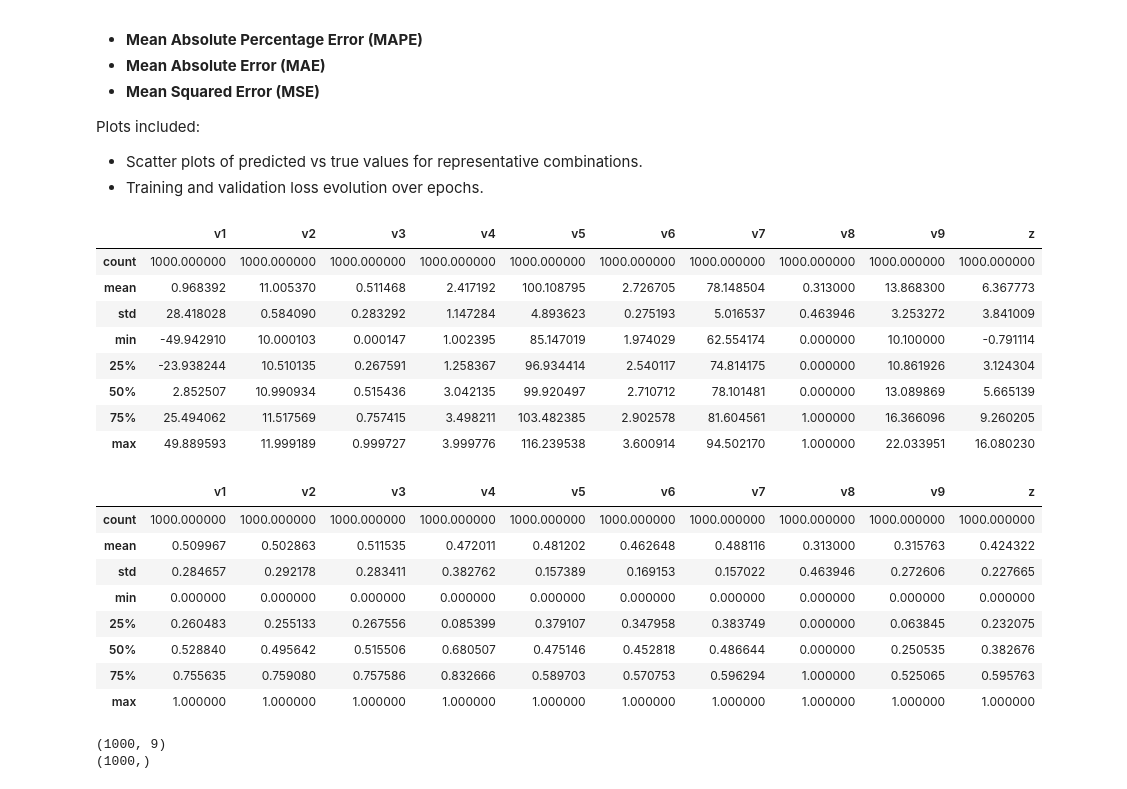
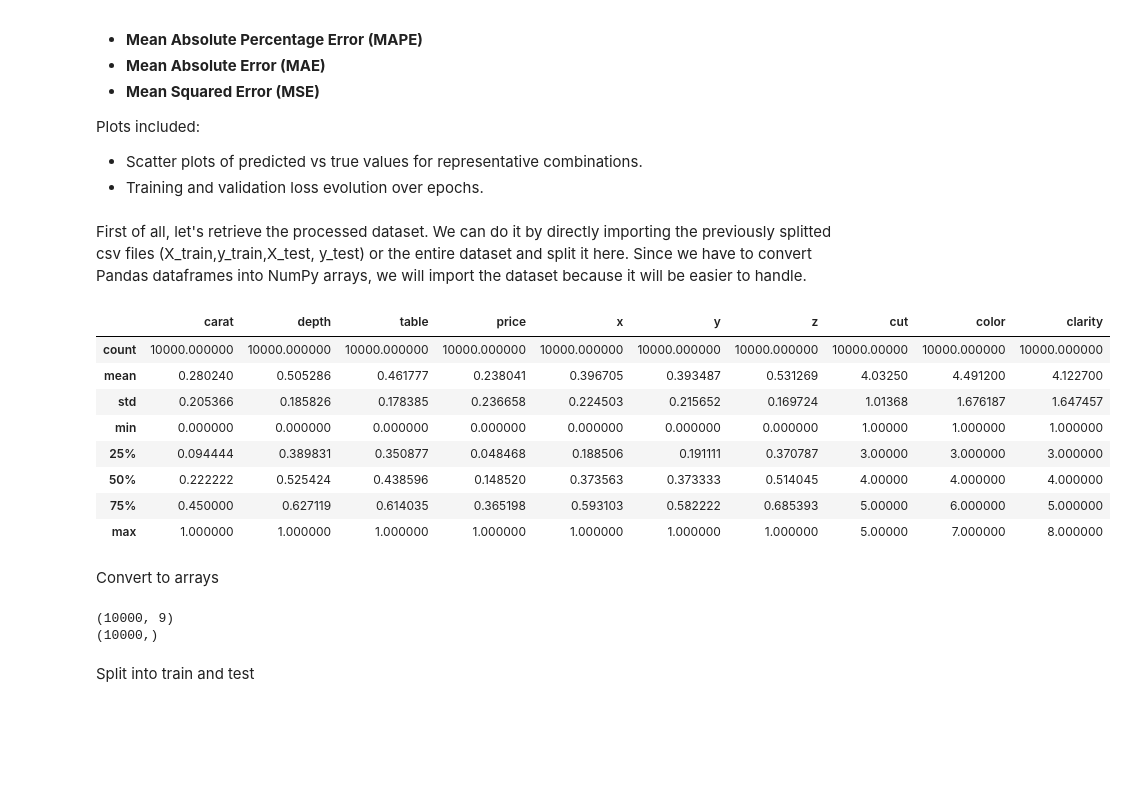
Before and after one commit to Andrea-PuBo/NEC, a Jupyter notebook: utils/Hyperparameter_tuning.ipynb, the cells around one changed output. Drawn from its saved outputs; the diff is of its cells as text; code cells hidden in the pictures; blank space fills up the shorter version.

```diff
--- a/utils/Hyperparameter_tuning.ipynb
+++ b/utils/Hyperparameter_tuning.ipynb
@@ -34,46 +33,37 @@ import itertools
+# %% [markdown]
+First of all, let's retrieve the processed dataset. We can do it by directly importing the previously splitted csv files (X_train,y_train,X_test, y_test) or the entire dataset and split it here. Since we have to convert Pandas dataframes into NumPy arrays, we will import the dataset because it will be easier to handle.
 # %%
-#read and parse the .csv features file for A1-synthetic
-df = pd.read_csv('A1-synthetic.csv', decimal=".")
+#read the csv data
+df = pd.read_csv('../data/preprocessed_data.csv', decimal=".")
 df.describe()
 # %% [output]
-|  | v1 | v2 | v3 | v4 | v5 | v6 | v7 | v8 | v9 | z |
-| count | 1000.000000 | 1000.000000 | 1000.000000 | 1000.000000 | 1000.000000 | 1000.000000 | 1000.000000 | 1000.000000 | 1000.000000 | 1000.000000 |
-| mean | 0.968392 | 11.005370 | 0.511468 | 2.417192 | 100.108795 | 2.726705 | 78.148504 | 0.313000 | 13.868300 | 6.367773 |
-| std | 28.418028 | 0.584090 | 0.283292 | 1.147284 | 4.893623 | 0.275193 | 5.016537 | 0.463946 | 3.253272 | 3.841009 |
-| min | -49.942910 | 10.000103 | 0.000147 | 1.002395 | 85.147019 | 1.974029 | 62.554174 | 0.000000 | 10.100000 | -0.791114 |
-| 25% | -23.938244 | 10.510135 | 0.267591 | 1.258367 | 96.934414 | 2.540117 | 74.814175 | 0.000000 | 10.861926 | 3.124304 |
-| 50% | 2.852507 | 10.990934 | 0.515436 | 3.042135 | 99.920497 | 2.710712 | 78.101481 | 0.000000 | 13.089869 | 5.665139 |
-| 75% | 25.494062 | 11.517569 | 0.757415 | 3.498211 | 103.482385 | 2.902578 | 81.604561 | 1.000000 | 16.366096 | 9.260205 |
-| max | 49.889593 | 11.999189 | 0.999727 | 3.999776 | 116.239538 | 3.600914 | 94.502170 | 1.000000 | 22.033951 | 16.080230 |
+|  | carat | depth | table | price | x | y | z | cut | color | clarity |
+| count | 10000.000000 | 10000.000000 | 10000.000000 | 10000.000000 | 10000.000000 | 10000.000000 | 10000.000000 | 10000.00000 | 10000.000000 | 10000.000000 |
+| mean | 0.280240 | 0.505286 | 0.461777 | 0.238041 | 0.396705 | 0.393487 | 0.531269 | 4.03250 | 4.491200 | 4.122700 |
+| std | 0.205366 | 0.185826 | 0.178385 | 0.236658 | 0.224503 | 0.215652 | 0.169724 | 1.01368 | 1.676187 | 1.647457 |
+| min | 0.000000 | 0.000000 | 0.000000 | 0.000000 | 0.000000 | 0.000000 | 0.000000 | 1.00000 | 1.000000 | 1.000000 |
+| 25% | 0.094444 | 0.389831 | 0.350877 | 0.048468 | 0.188506 | 0.191111 | 0.370787 | 3.00000 | 3.000000 | 3.000000 |
+| 50% | 0.222222 | 0.525424 | 0.438596 | 0.148520 | 0.373563 | 0.373333 | 0.514045 | 4.00000 | 4.000000 | 4.000000 |
+| 75% | 0.450000 | 0.627119 | 0.614035 | 0.365198 | 0.593103 | 0.582222 | 0.685393 | 5.00000 | 6.000000 | 5.000000 |
+| max | 1.000000 | 1.000000 | 1.000000 | 1.000000 | 1.000000 | 1.000000 | 1.000000 | 5.00000 | 7.000000 | 8.000000 |
-# %%
-from sklearn.preprocessing import MinMaxScaler
-scaler = MinMaxScaler()
-df_scaled = pd.DataFrame(scaler.fit_transform(df), columns=df.columns)
-df_scaled.describe()
-# %% [output]
-|  | v1 | v2 | v3 | v4 | v5 | v6 | v7 | v8 | v9 | z |
-| count | 1000.000000 | 1000.000000 | 1000.000000 | 1000.000000 | 1000.000000 | 1000.000000 | 1000.000000 | 1000.000000 | 1000.000000 | 1000.000000 |
-| mean | 0.509967 | 0.502863 | 0.511535 | 0.472011 | 0.481202 | 0.462648 | 0.488116 | 0.313000 | 0.315763 | 0.424322 |
-| std | 0.284657 | 0.292178 | 0.283411 | 0.382762 | 0.157389 | 0.169153 | 0.157022 | 0.463946 | 0.272606 | 0.227665 |
-| min | 0.000000 | 0.000000 | 0.000000 | 0.000000 | 0.000000 | 0.000000 | 0.000000 | 0.000000 | 0.000000 | 0.000000 |
-| 25% | 0.260483 | 0.255133 | 0.267556 | 0.085399 | 0.379107 | 0.347958 | 0.383749 | 0.000000 | 0.063845 | 0.232075 |
-| 50% | 0.528840 | 0.495642 | 0.515506 | 0.680507 | 0.475146 | 0.452818 | 0.486644 | 0.000000 | 0.250535 | 0.382676 |
-| 75% | 0.755635 | 0.759080 | 0.757586 | 0.832666 | 0.589703 | 0.570753 | 0.596294 | 1.000000 | 0.525065 | 0.595763 |
-| max | 1.000000 | 1.000000 | 1.000000 | 1.000000 | 1.000000 | 1.000000 | 1.000000 | 1.000000 | 1.000000 | 1.000000 |
+# %% [markdown]
+Convert to arrays
 # %%
-columns = df_scaled.shape[1]
+# Select the target column by name
+output_column = 'price'
+targets = df[output_column].values
 
-input_columns = df_scaled.columns[0 : 9] # Select the first 9 columns
-features = df_scaled[input_columns].values
-
-output_column = df_scaled.columns[9] # Select the 10th column (index 9) as the target
-targets = df_scaled[output_column].values
+# Select all columns except the target column
+input_columns = df.columns[df.columns != output_column]
+features = df[input_columns].values
 
 print(features.shape)
 print(targets.shape)
 # %% [output]
-(1000, 9)
-(1000,)
+(10000, 9)
+(10000,)
+# %% [markdown]
+Split into train and test
 # %%
 from sklearn.model_selection import train_test_split
 X_train, X_test, y_train, y_test = train_test_split(features, targets, test_size = 0.2, random_state= 42)
```
Also changed, not shown: parts of 7 cells of this notebook.
